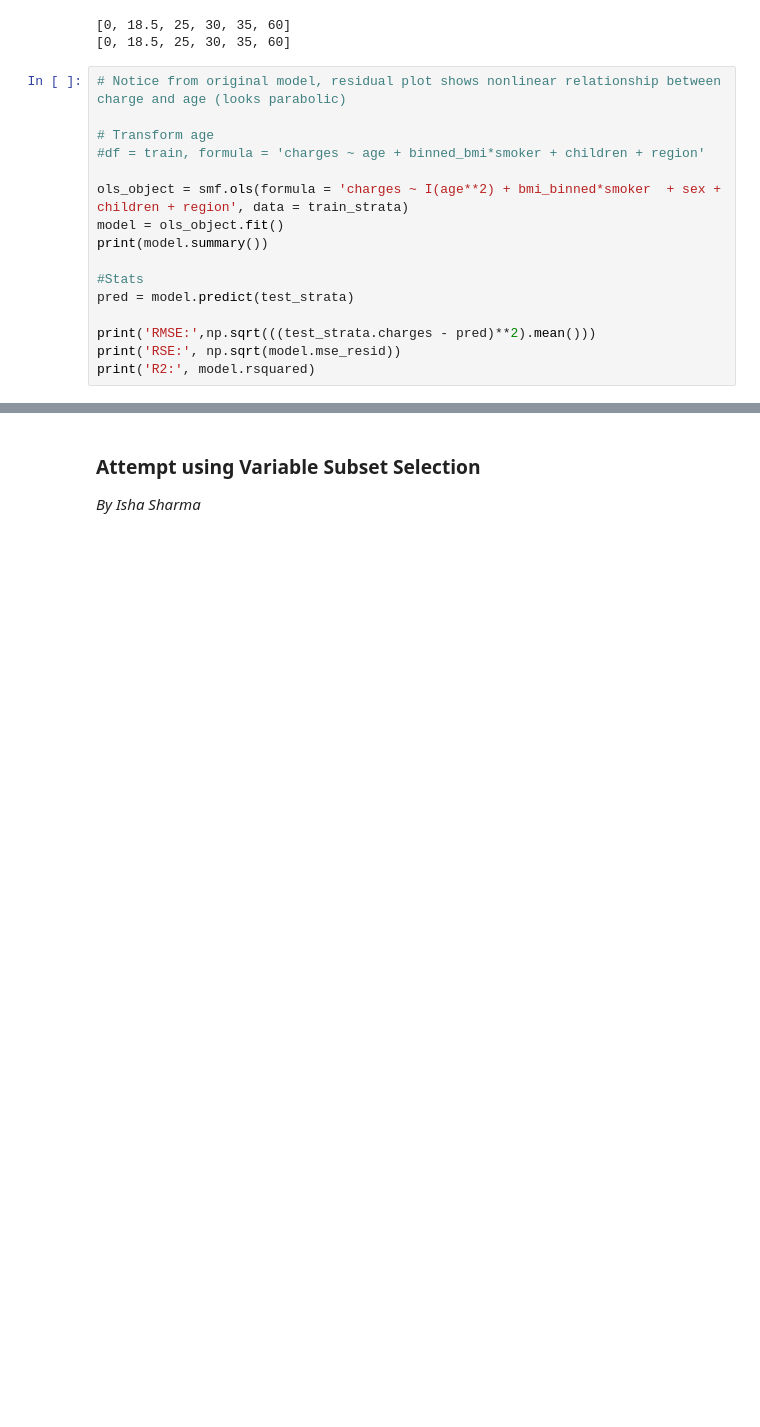
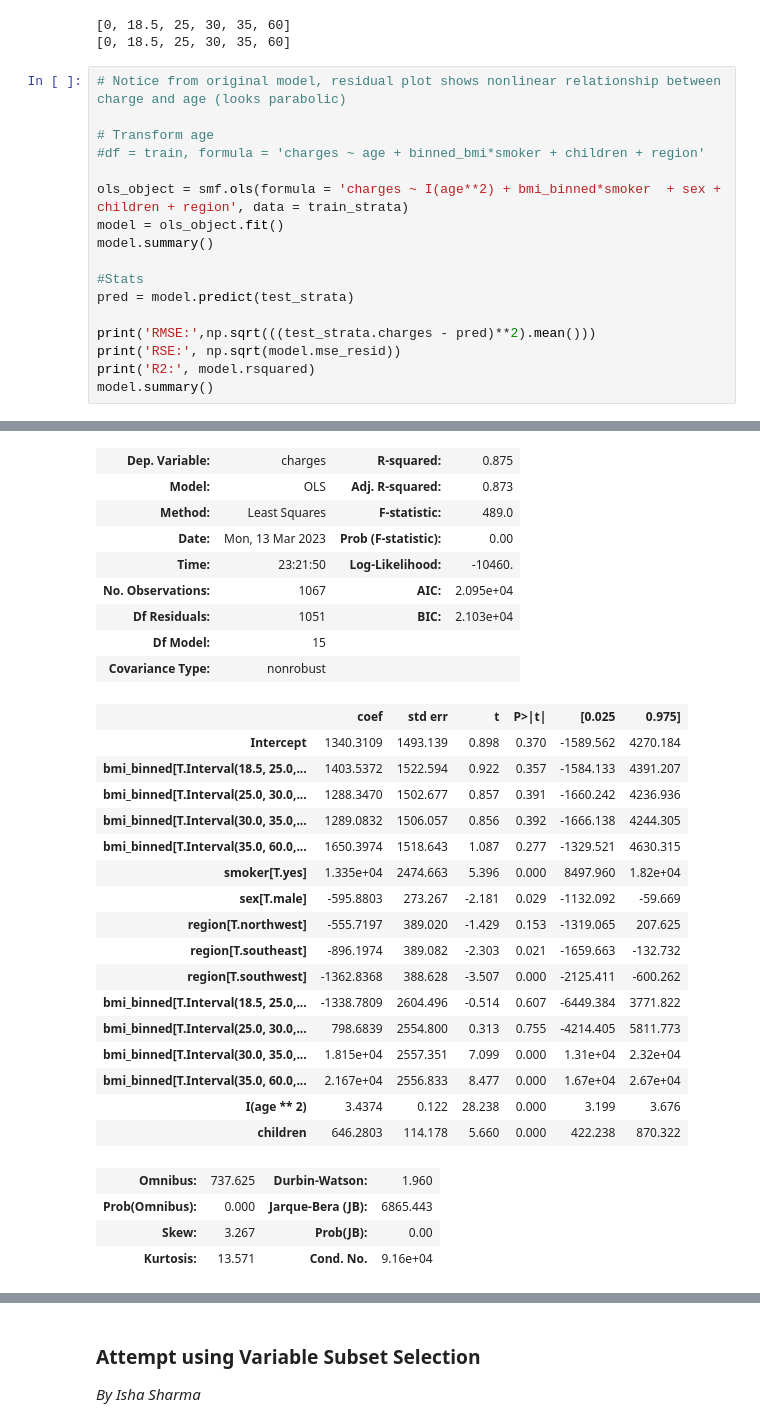
Before and after one commit to nataliekhao/STAT303-2-Project, a Jupyter notebook: Project Code Template.ipynb, the cells around one changed output, grey strips where cells are left out. Drawn from its saved outputs; the diff is of its cells as text; blank space fills up the shorter version.

Commit message:
added final model summary table to appendix

```diff
--- a/Project Code Template.ipynb
+++ b/Project Code Template.ipynb
@@ -375,7 +377,7 @@ test_strata = var_transform(test_strata)
 
 ols_object = smf.ols(formula = 'charges ~ I(age**2) + bmi_binned*smoker  + sex + children + region', data = train_strata)
 model = ols_object.fit()
-print(model.summary())
+model.summary()
 
 #Stats
 pred = model.predict(test_strata)
@@ -383,4 +385,5 @@ pred = model.predict(test_strata)
 print('RMSE:',np.sqrt(((test_strata.charges - pred)**2).mean()))
 print('RSE:', np.sqrt(model.mse_resid))
 print('R2:', model.rsquared)
+model.summary()
 # %% [output]
@@ -403,0 +394,30 @@ R2: 0.874262095708217
+| Dep. Variable: | charges | R-squared: | 0.875 |
+| Model: | OLS | Adj. R-squared: | 0.873 |
+| Method: | Least Squares | F-statistic: | 489.0 |
+| Date: | Mon, 13 Mar 2023 | Prob (F-statistic): | 0.00 |
+| Time: | 23:21:50 | Log-Likelihood: | -10460. |
+| No. Observations: | 1067 | AIC: | 2.095e+04 |
+| Df Residuals: | 1051 | BIC: | 2.103e+04 |
+| Df Model: | 15 |  |  |
+| Covariance Type: | nonrobust |  |  |
+|  | coef | std err | t | P>|t| | [0.025 | 0.975] |
+| Intercept | 1340.3109 | 1493.139 | 0.898 | 0.370 | -1589.562 | 4270.184 |
+| bmi_binned[T.Interval(18.5, 25.0,... | 1403.5372 | 1522.594 | 0.922 | 0.357 | -1584.133 | 4391.207 |
+| bmi_binned[T.Interval(25.0, 30.0,... | 1288.3470 | 1502.677 | 0.857 | 0.391 | -1660.242 | 4236.936 |
+| bmi_binned[T.Interval(30.0, 35.0,... | 1289.0832 | 1506.057 | 0.856 | 0.392 | -1666.138 | 4244.305 |
+| bmi_binned[T.Interval(35.0, 60.0,... | 1650.3974 | 1518.643 | 1.087 | 0.277 | -1329.521 | 4630.315 |
+| smoker[T.yes] | 1.335e+04 | 2474.663 | 5.396 | 0.000 | 8497.960 | 1.82e+04 |
+| sex[T.male] | -595.8803 | 273.267 | -2.181 | 0.029 | -1132.092 | -59.669 |
+| region[T.northwest] | -555.7197 | 389.020 | -1.429 | 0.153 | -1319.065 | 207.625 |
+| region[T.southeast] | -896.1974 | 389.082 | -2.303 | 0.021 | -1659.663 | -132.732 |
+| region[T.southwest] | -1362.8368 | 388.628 | -3.507 | 0.000 | -2125.411 | -600.262 |
+| bmi_binned[T.Interval(18.5, 25.0,... | -1338.7809 | 2604.496 | -0.514 | 0.607 | -6449.384 | 3771.822 |
+| bmi_binned[T.Interval(25.0, 30.0,... | 798.6839 | 2554.800 | 0.313 | 0.755 | -4214.405 | 5811.773 |
+| bmi_binned[T.Interval(30.0, 35.0,... | 1.815e+04 | 2557.351 | 7.099 | 0.000 | 1.31e+04 | 2.32e+04 |
+| bmi_binned[T.Interval(35.0, 60.0,... | 2.167e+04 | 2556.833 | 8.477 | 0.000 | 1.67e+04 | 2.67e+04 |
+| I(age ** 2) | 3.4374 | 0.122 | 28.238 | 0.000 | 3.199 | 3.676 |
+| children | 646.2803 | 114.178 | 5.660 | 0.000 | 422.238 | 870.322 |
+| Omnibus: | 737.625 | Durbin-Watson: | 1.960 |
+| Prob(Omnibus): | 0.000 | Jarque-Bera (JB): | 6865.443 |
+| Skew: | 3.267 | Prob(JB): | 0.00 |
+| Kurtosis: | 13.571 | Cond. No. | 9.16e+04 |
```
Also changed, not shown: parts of 20 cells of this notebook, 1 other file.
